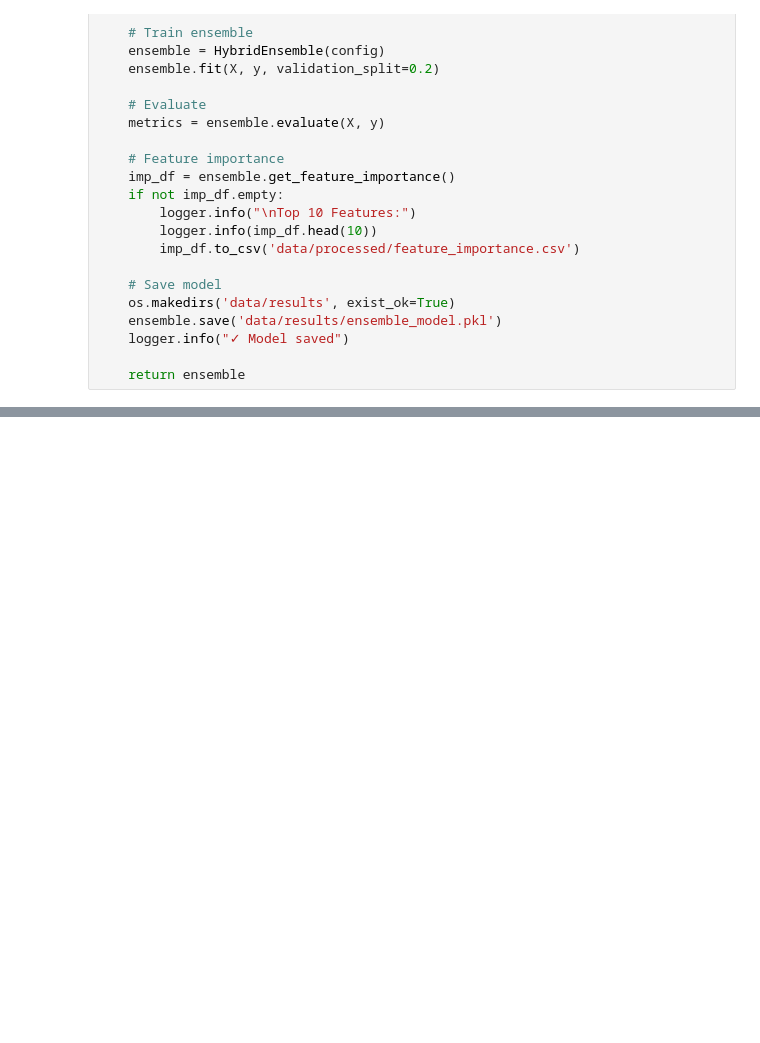
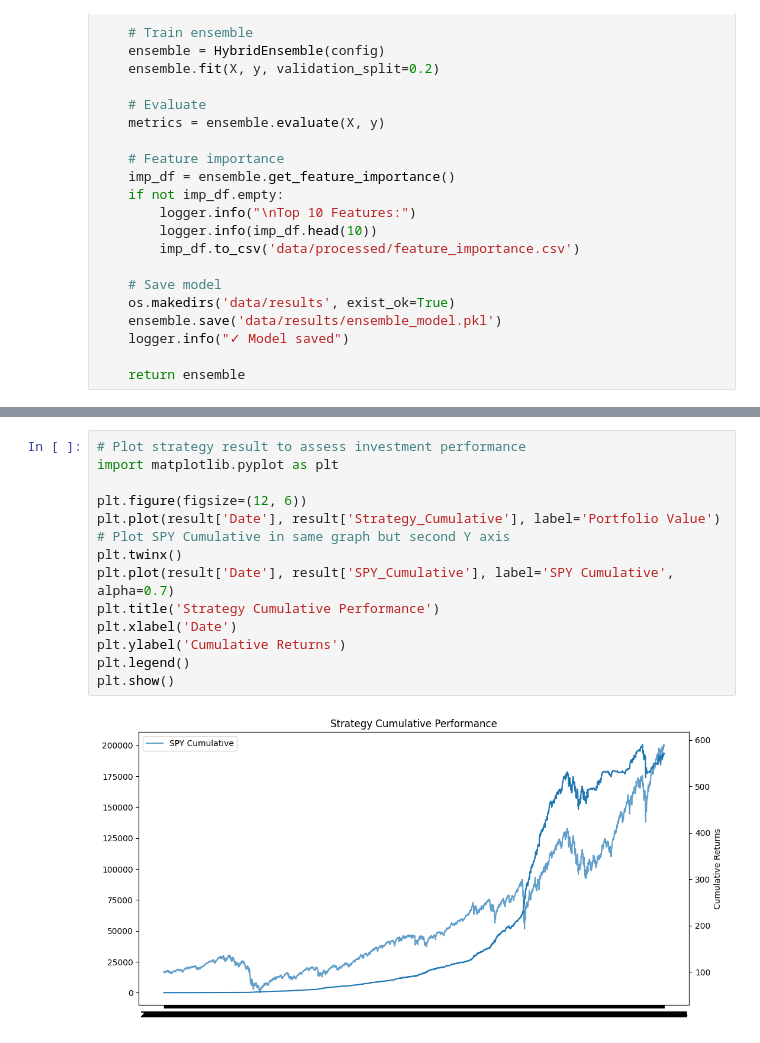
Before and after one commit to diego8acuervo/Hybrid-XG-CatBoost, a Jupyter notebook: notebooks/Hybrid XG-CatBoost-MLP.ipynb, the cells around one changed output, grey strips where cells are left out. Saved outputs shown, nothing was run; the diff lists cells and outputs as text; blank space fills up the shorter version.

```diff
--- a/notebooks/Hybrid XG-CatBoost-MLP.ipynb
+++ b/notebooks/Hybrid XG-CatBoost-MLP.ipynb
@@ -895,3 +895,19 @@ result.tail()
 | 5220 | 2026-01-13 | 0.772290 | 1 | 0.113855 | -0.001546 | -0.002001 | 693.770020 | 193588.946249 | ... |
 | 5221 | 2026-01-14 | 0.779427 | 1 | 0.110287 | -0.003841 | -0.004927 | 690.359985 | 192845.467290 | ... |
 | 5222 | 2026-01-15 | 0.755418 | 1 | 0.122291 | 0.002054 | 0.002720 | 692.239990 | 193241.644232 | ... |
+# %%
+# Plot strategy result to assess investment performance
+import matplotlib.pyplot as plt
+
+plt.figure(figsize=(12, 6))
+plt.plot(result['Date'], result['Strategy_Cumulative'], label='Portfolio Value')
+# Plot SPY Cumulative in same graph but second Y axis
+plt.twinx()
+plt.plot(result['Date'], result['SPY_Cumulative'], label='SPY Cumulative', alpha=0.7)
+plt.title('Strategy Cumulative Performance')
+plt.xlabel('Date')
+plt.ylabel('Cumulative Returns')
+plt.legend()
+plt.show()
+# %% [output]
+[figure, added]
```
